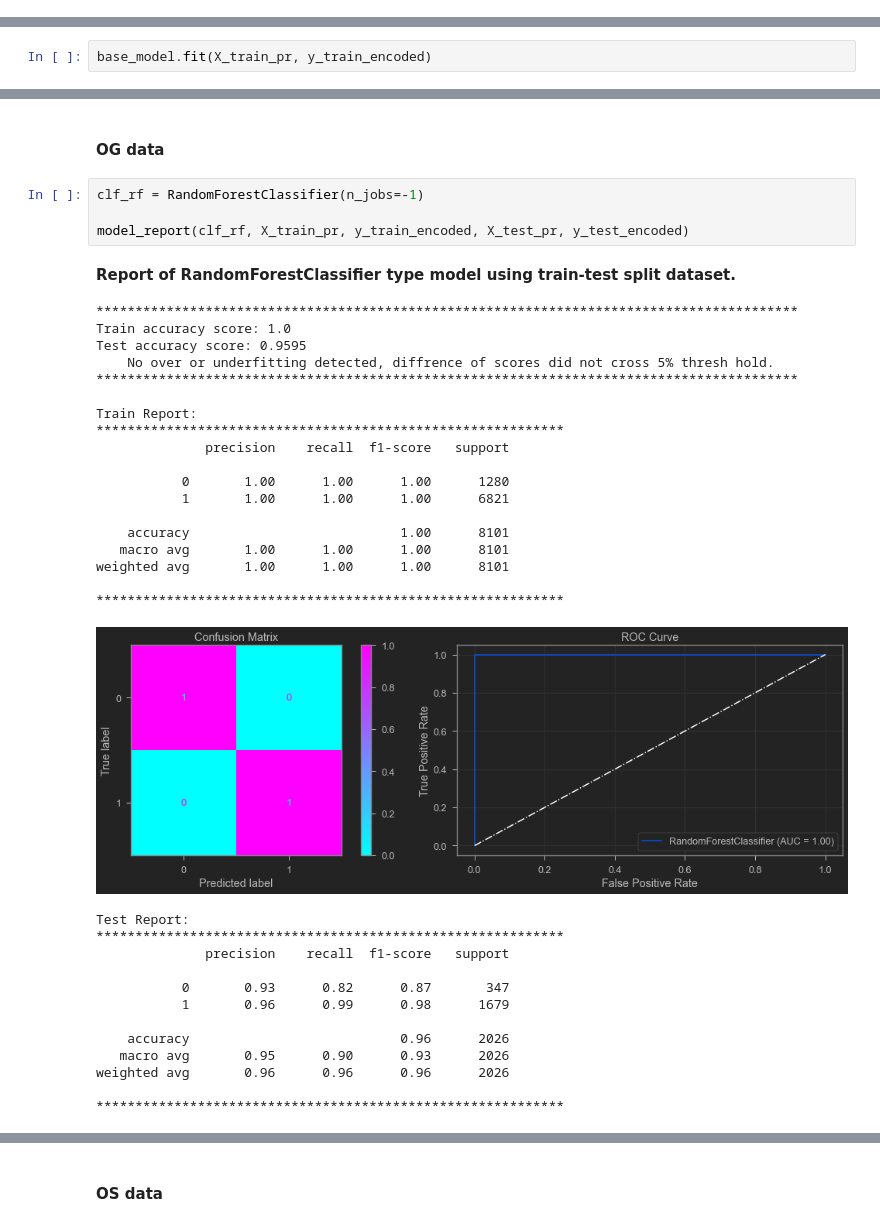
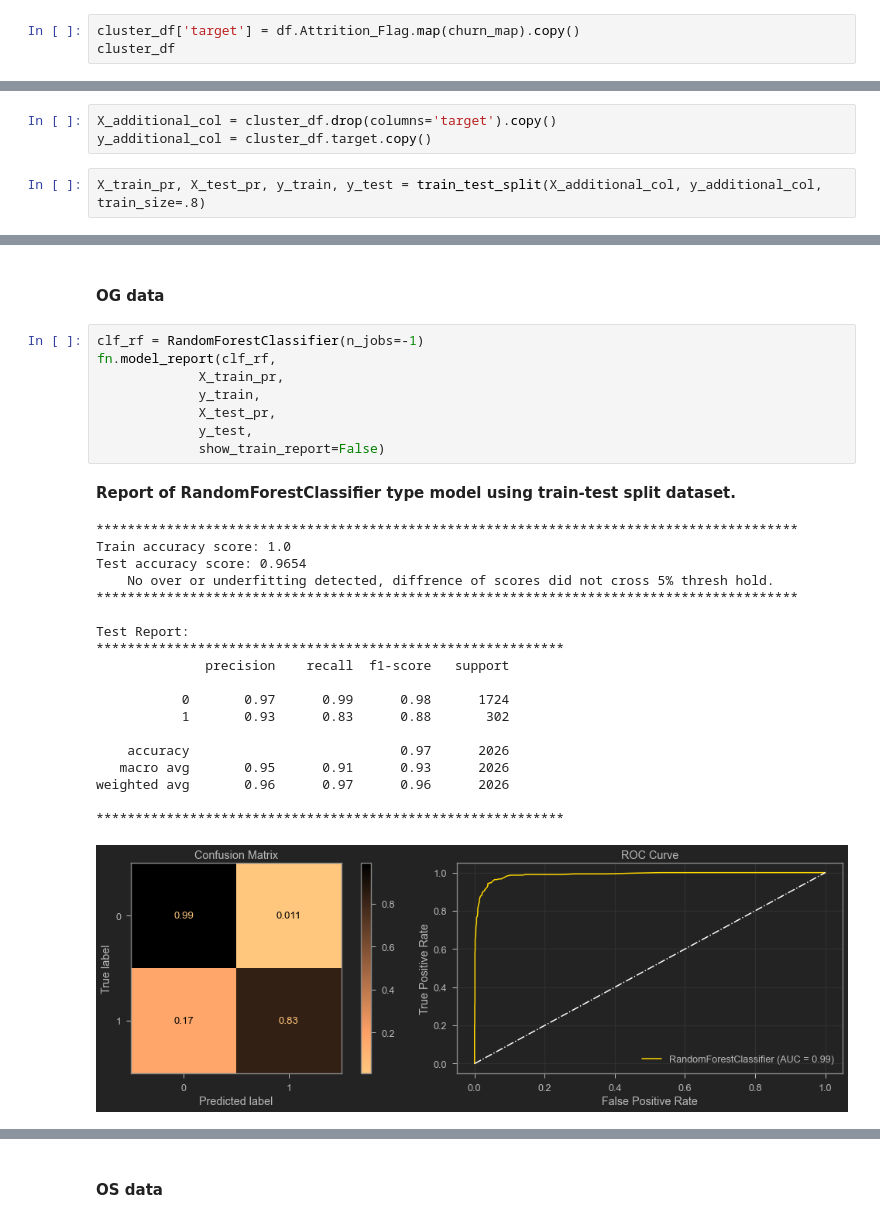
Before and after one commit to tamjid-ahsan/capstone_customer_churn, a Jupyter notebook: index.ipynb, the cells around one changed output, grey strips where cells are left out. Drawn from its saved outputs; the diff is of its cells as text.

```diff
--- a/index.ipynb
+++ b/index.ipynb
@@ -423,2 +546,5 @@ NameError: name 'base_model' is not defined
 # %% [markdown]
 ## Prediction
+# %%
+cluster_df['target'] = df.Attrition_Flag.map(churn_map).copy()
+cluster_df
@@ -424,0 +565,5 @@ NameError: name 'base_model' is not defined
+# %%
+X_additional_col = cluster_df.drop(columns='target').copy()
+y_additional_col = cluster_df.target.copy()
+# %%
+X_train_pr, X_test_pr, y_train, y_test = train_test_split(X_additional_col, y_additional_col, train_size=.8)
@@ -437,4 +576,2 @@ Index(['Attrition_Flag', 'Customer_Age', 'Gender', 'Dependent_count',
 # %%
 base_model = DummyClassifier(strategy='stratified')
-# %%
-base_model.fit(X_train_pr, y_train_encoded)
@@ -481,38 +619,30 @@ plt.show()
 #### OG data
 # %%
 clf_rf = RandomForestClassifier(n_jobs=-1)
-
-model_report(clf_rf, X_train_pr, y_train_encoded, X_test_pr, y_test_encoded)
+fn.model_report(clf_rf,
+             X_train_pr,
+             y_train,
+             X_test_pr,
+             y_test,
+             show_train_report=False)
 # %% [output]
 Report of RandomForestClassifier type model using train-test split dataset.
 ******************************************************************************************
 Train accuracy score: 1.0
-Test accuracy score: 0.9595
+Test accuracy score: 0.9654
     No over or underfitting detected, diffrence of scores did not cross 5% thresh hold.
 ******************************************************************************************
 
-Train Report:
+Test Report:
 ************************************************************
               precision    recall  f1-score   support
 
-           0       1.00      1.00      1.00      1280
-           1       1.00      1.00      1.00      6821
+           0       0.97      0.99      0.98      1724
+           1       0.93      0.83      0.88       302
 
-    accuracy                           1.00      8101
-   macro avg       1.00      1.00      1.00      8101
-weighted avg       1.00      1.00      1.00      8101
+    accuracy                           0.97      2026
+   macro avg       0.95      0.91      0.93      2026
+weighted avg       0.96      0.97      0.96      2026
 
 ************************************************************
-[figure, old version]
+[figure, new version]
-Test Report:
-************************************************************
-              precision    recall  f1-score   support
-
-           0       0.93      0.82      0.87       347
-           1       0.96      0.99      0.98      1679
-
-    accuracy                           0.96      2026
-   macro avg       0.95      0.90      0.93      2026
-weighted avg       0.96      0.96      0.96      2026
-
-************************************************************
```
Also changed, not shown: parts of 109 cells of this notebook, 3 other files.
